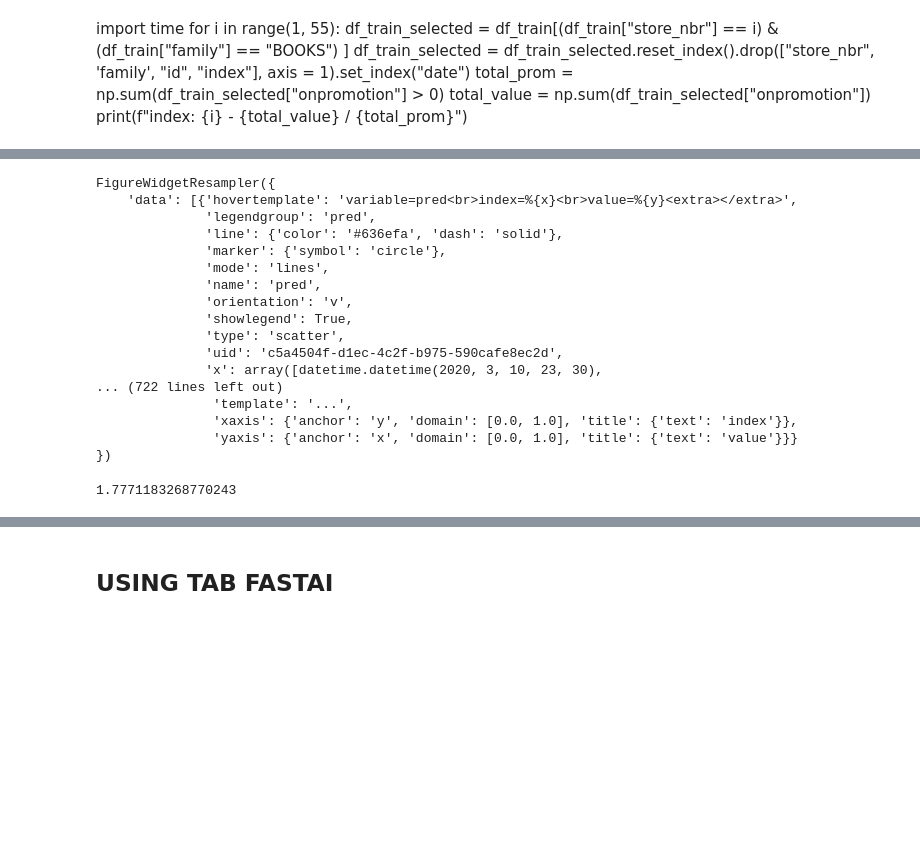
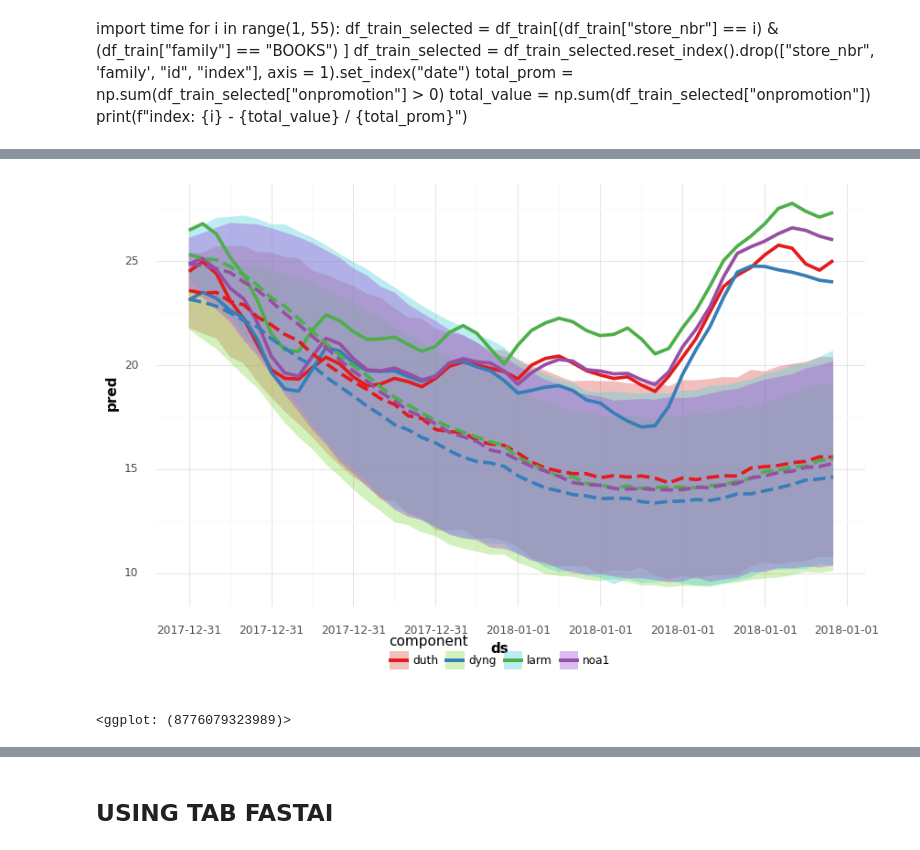
Before and after one commit to carloscanodomingo/NeuralProphetEQ, a Jupyter notebook: notebooks/testing_FCeVDarts.ipynb, the cells around one changed output, grey strips where cells are left out. Drawn from its saved outputs; the diff is of its cells as text; code cells hidden in the pictures; blank space fills up the shorter version.

Commit message:
add 100 probabilistic forecast in the output

```diff
--- a/notebooks/testing_FCeVDarts.ipynb
+++ b/notebooks/testing_FCeVDarts.ipynb
@@ -481,25 +587,8 @@ df_resultsai = FCeV.predict_with_tabai(df_tab, df_test, 0.4)
-# %%
-df_resultsai[["pred","pred_ai", "current"]].head(3000).plot()
-# %% [output]
-FigureWidgetResampler({
-    'data': [{'hovertemplate': 'variable=pred<br>index=%{x}<br>value=%{y}<extra></extra>',
-              'legendgroup': 'pred',
-              'line': {'color': '#636efa', 'dash': 'solid'},
-              'marker': {'symbol': 'circle'},
-              'mode': 'lines',
-              'name': 'pred',
-              'orientation': 'v',
-              'showlegend': True,
-              'type': 'scatter',
-              'uid': 'c5a4504f-d1ec-4c2f-b975-590cafe8ec2d',
-              'x': array([datetime.datetime(2020, 3, 10, 23, 30),
-... (722 lines left out)
-               'template': '...',
-               'xaxis': {'anchor': 'y', 'domain': [0.0, 1.0], 'title': {'text': 'index'}},
-               'yaxis': {'anchor': 'x', 'domain': [0.0, 1.0], 'title': {'text': 'value'}}}
-})
-# %%
-from FCeV import METRICS
-current_fcev.get_metrics_from_fc(df_resultsai["current"], df_resultsai["pred_ai"], METRICS.RMSE).mean()/100
-# %% [output]
-1.7771183268770243
+# %%
+import datetime
+from FCeV import METRICS, FCeVResultsData
+import FCeVResults
+output_path = "/home/carloscano/outputs/RNN_no_scaler//"
+#current_fcev = FCeV(FCev_config, darts_FCeV_config, df_signal, df_covariates,df_events,  output_path, df_synth)
+df, FCeV_results_data = FCeVResults.read_result(output_path)
+metric = METRICS.RMSE
@@ -505,0 +604,10 @@ current_fcev.get_metrics_from_fc(df_resultsai["current"], df_resultsai["pred_ai"
+# %%
+from FCeV import METRICS
+df1 = df["BASE"].head(48).copy()
+pred = df1["pred"]
+uncer = df1["uncer"]
+current =df1["current"]
+FCeVResults.plot_results(df1)
+# %% [output]
+[figure, added]
+<ggplot: (8776079323989)>
```
Also changed, not shown: parts of 113 cells of this notebook, 4 other files.
